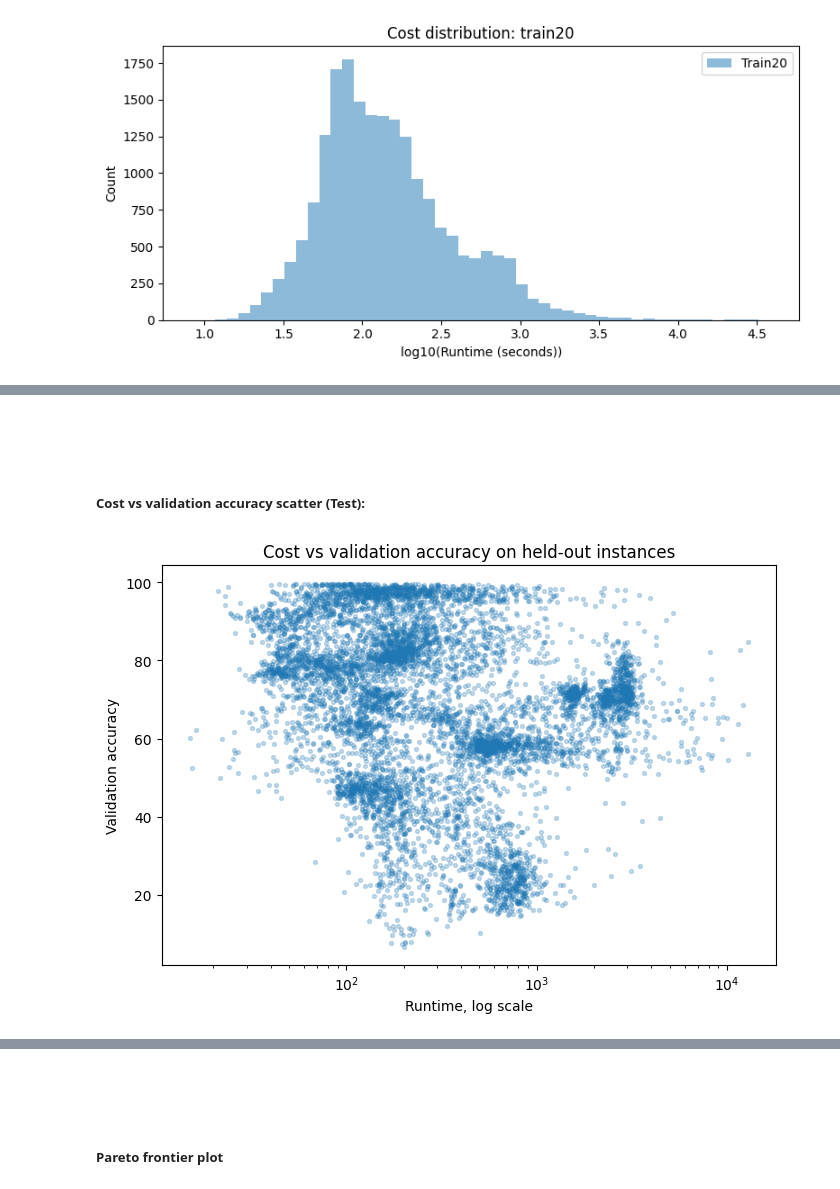
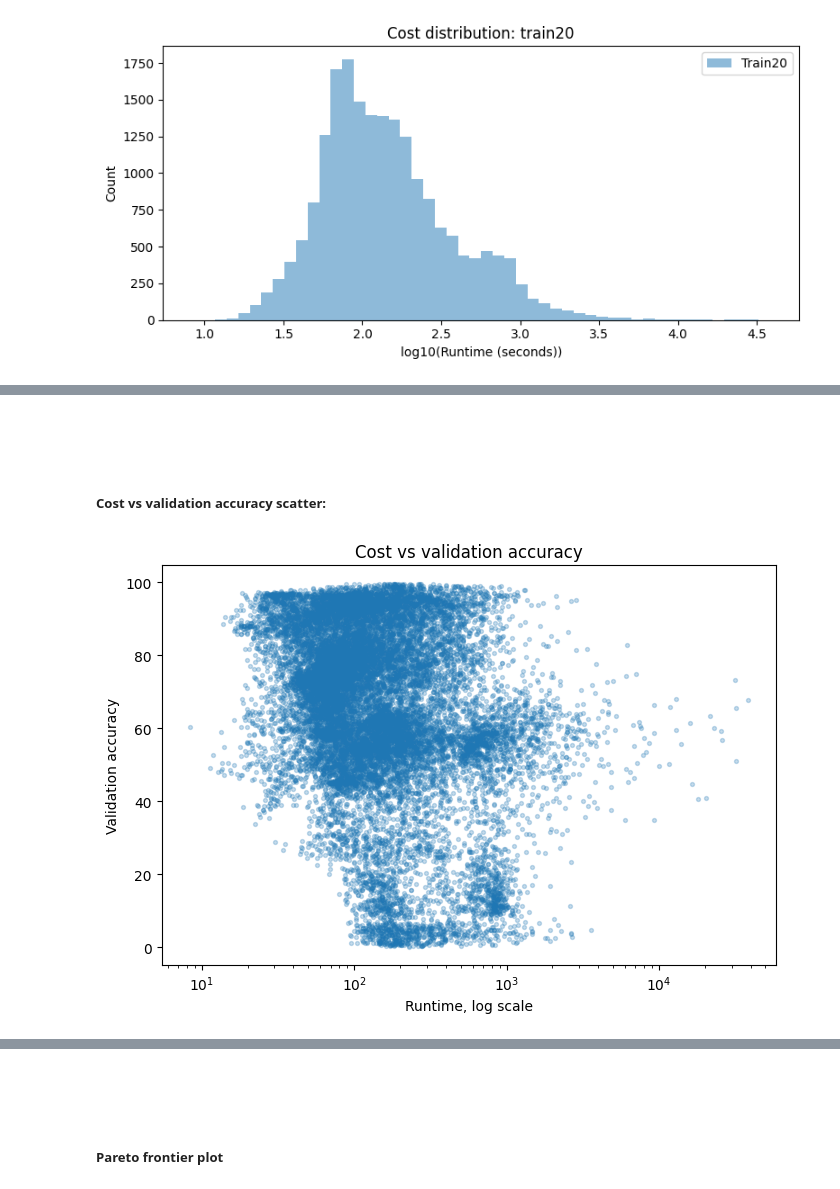
Before and after one commit to yungtoby/master-thesis-code, a Jupyter notebook: notebooks/explore_yahpo_costs.ipynb, the cells around one changed output, grey strips where cells are left out. Cells and saved outputs as stored; diff of their text form; code cells hidden in the pictures.

```diff
--- a/notebooks/explore_yahpo_costs_28_instance.ipynb
+++ b/notebooks/explore_yahpo_costs.ipynb
@@ -9,11 +9,8 @@ import pandas as pd
 import matplotlib.pyplot as plt
 import numpy as np
 
-df_1 = pd.read_csv("cost_exploration/yahpo_costs_test8.csv")
-df_1["val_accuracy_scaled"] = df_1["val_accuracy"] * 0.01
-
-df_2 = pd.read_csv("cost_exploration/yahpo_costs_train20.csv")
-df_2["val_accuracy_scaled"] = df_2["val_accuracy"] * 0.01
+df = pd.read_csv("cost_exploration/yahpo_costs_train20.csv")
+df["val_accuracy_scaled"] = df["val_accuracy"] * 0.01
 # %% [markdown]
 ### Get percentiles:
 # %%
@@ -453,17 +278,17 @@ for budget in budgets:
 
 
 
-##### Cost vs validation accuracy scatter (Test):
+##### Cost vs validation accuracy scatter:
 # %%
 plt.figure(figsize=(7, 5))
-plt.scatter(df_1["time"], df_1["val_accuracy"], alpha=0.25, s=8)
+plt.scatter(df["time"], df["val_accuracy"], alpha=0.25, s=8)
 plt.xscale("log")
 plt.xlabel("Runtime, log scale")
 plt.ylabel("Validation accuracy")
-plt.title("Cost vs validation accuracy on held-out instances")
+plt.title("Cost vs validation accuracy")
 plt.tight_layout()
 plt.show()
 # %% [output]
-[figure, old version]
+[figure, new version]
 # %%
 plt.figure(figsize=(8, 5))
```
Also changed, not shown: parts of 30 cells of this notebook, 1 other file.
